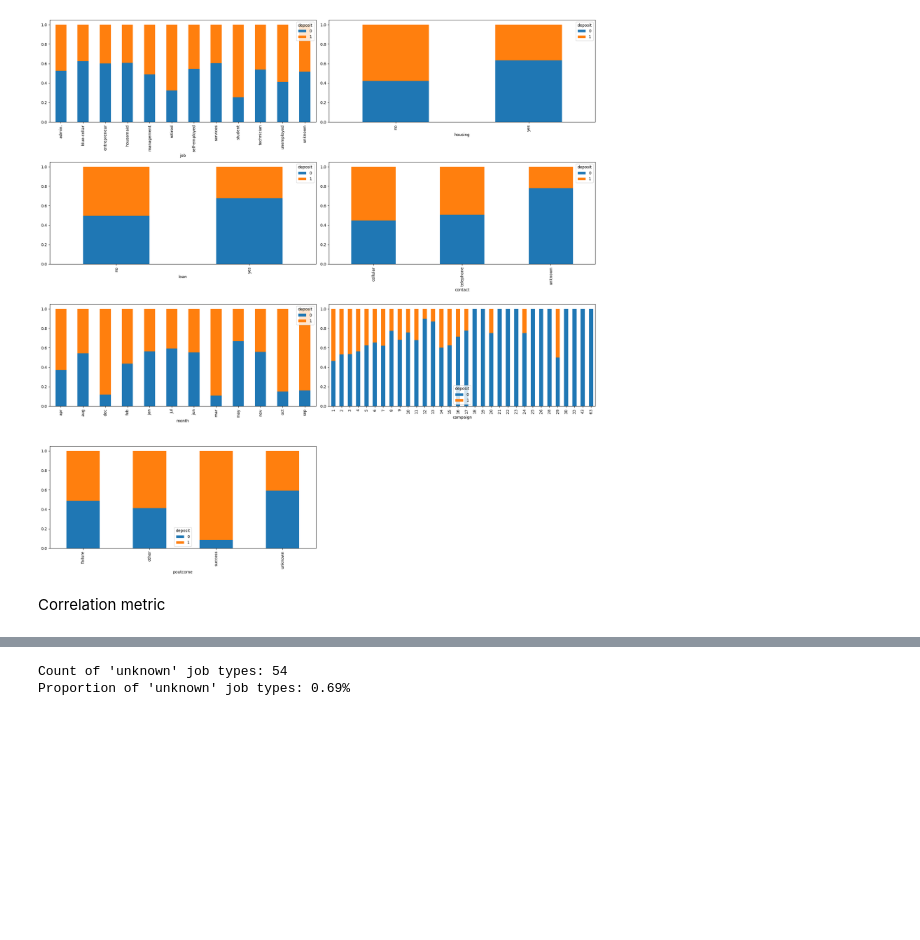
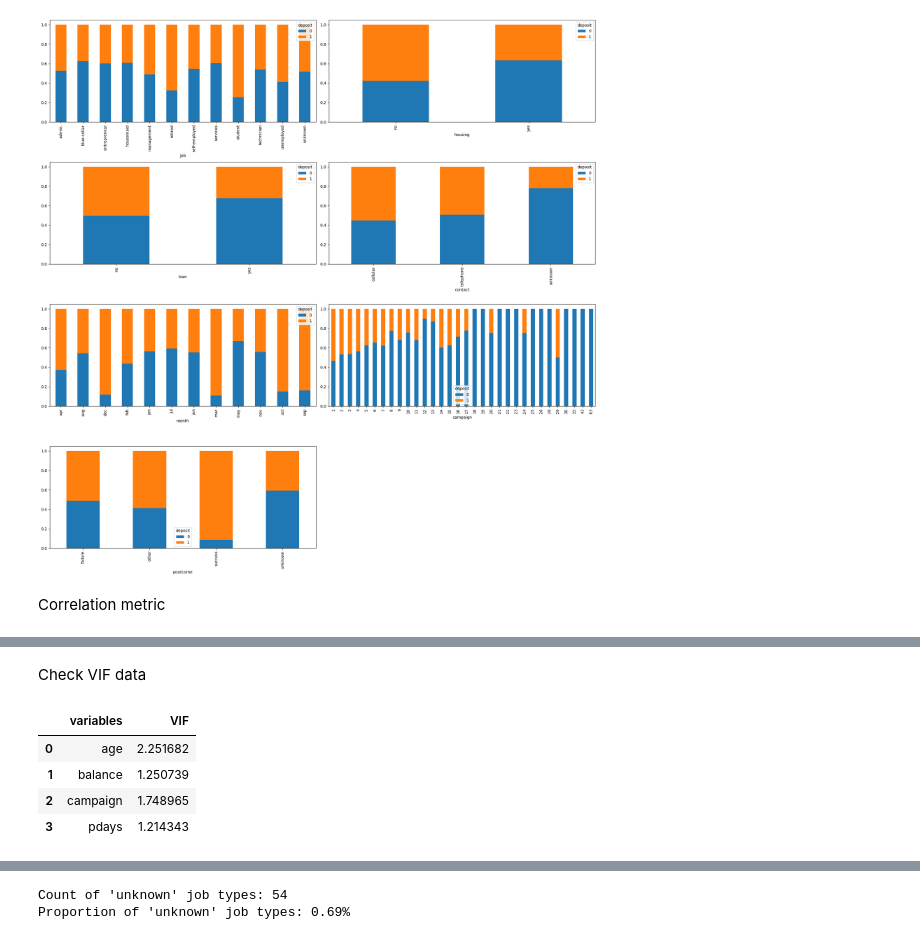
Before and after one commit to tdarum/BankCampaign, a Jupyter notebook: Capstone Project Module 3 Theresia.ipynb, the cells around one changed output, grey strips where cells are left out. Saved outputs shown, nothing was run; the diff lists cells and outputs as text; code cells hidden in the pictures; blank space fills up the shorter version.

```diff
--- a/Capstone Project Module 3 Theresia.ipynb
+++ b/Capstone Project Module 3 Theresia.ipynb
@@ -279,10 +275,10 @@ display(df.describe(), df.describe(include='object'))
 | top | management | no | no | cellular | may | unknown | no |
 | freq | 1792 | 4140 | 6789 | 5628 | 1976 | 5819 | 4081 |
 # %%
-pd.set_option('display.max_colwidth', 1)
+#pd.set_option('display.max_colwidth', 1)
 
-listItem = []
-for col in df.columns : listItem.append( [col, df[col].nunique(), df[col].unique()])
+#istItem = []
+#for col in df.columns : listItem.append( [col, df[col].nunique(), df[col].unique()])
 
-tabel1Desc = pd.DataFrame(columns=['Column Name', 'Number of Unique', 'Unique Sample'],data=listItem)
-tabel1Desc
+#tabel1Desc = pd.DataFrame(columns=['Column Name', 'Number of Unique', 'Unique Sample'],data=listItem)
+#tabel1Desc
@@ -533,0 +543,24 @@ plt.show()
+# %% [markdown]
+Check VIF data
+# %%
+X = df[['age','balance','campaign','pdays']]
+y = df['deposit']
+# %%
+# Function to calculate VIF
+def calc_vif(x):
+
+    vif = pd.DataFrame()
+    vif['variables'] = x.columns
+    vif['VIF'] = [variance_inflation_factor(x.values, i) for i in range(x.shape[1])]
+
+    return (vif)
+# %%
+#calc_vif(X.drop(columns='const'))
+calc_vif(X)
+# kita anggap tidak ada multicollinearity
+# %% [output]
+|  | variables | VIF |
+| 0 | age | 2.251682 |
+| 1 | balance | 1.250739 |
+| 2 | campaign | 1.748965 |
+| 3 | pdays | 1.214343 |
```
Also changed, not shown: parts of 8 cells of this notebook.
